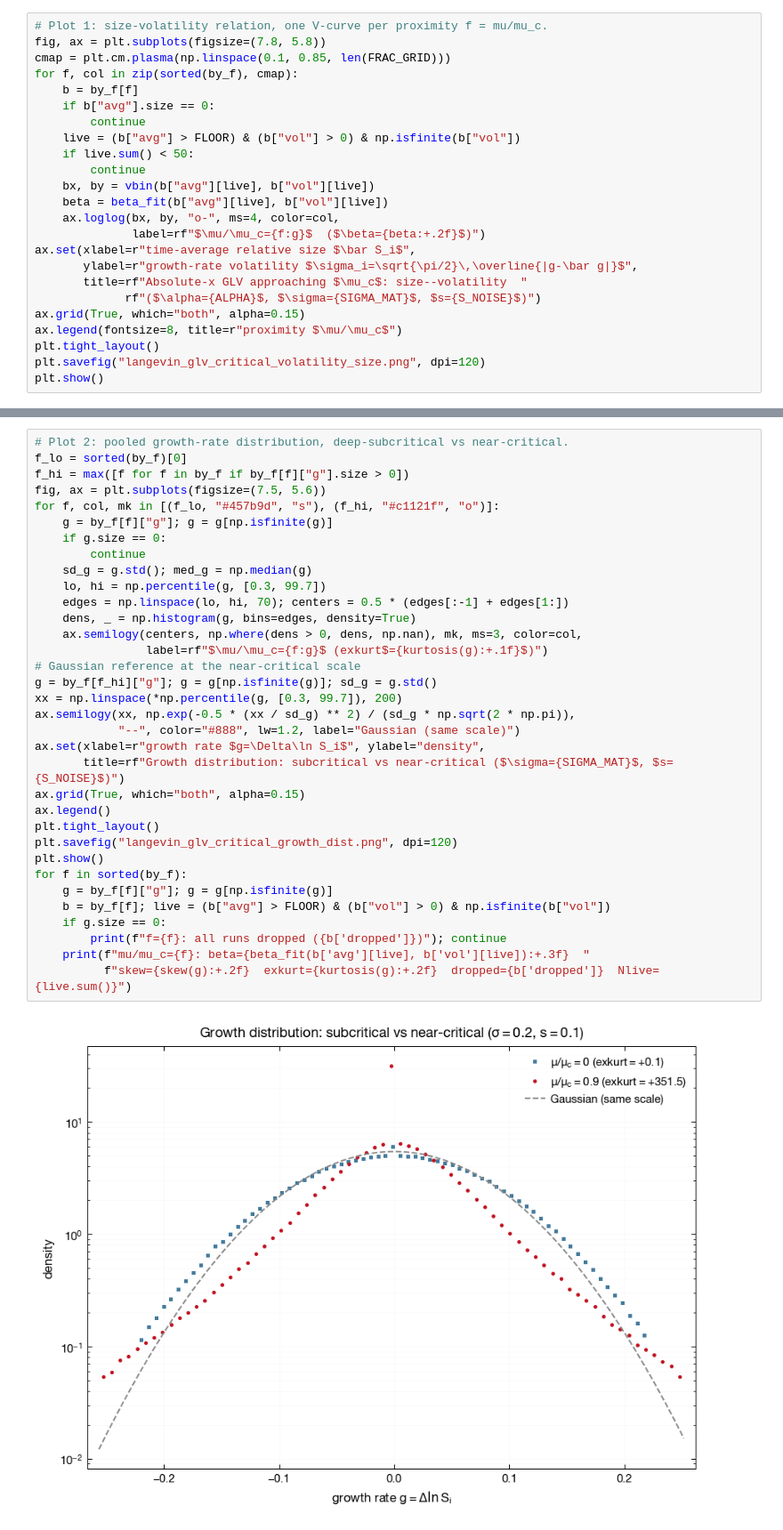
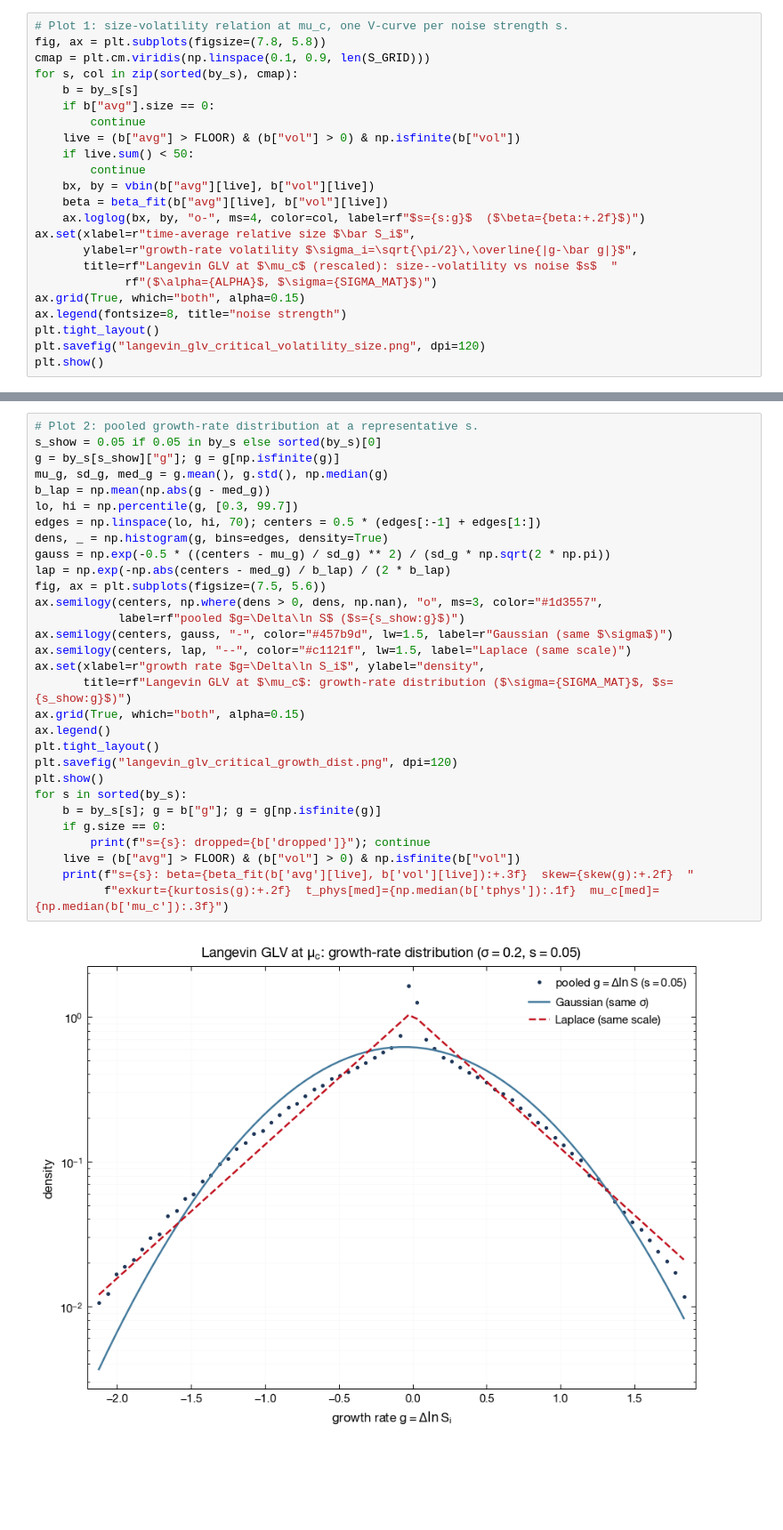
Before and after one commit to NotLudovico/glv-for-economics, a Jupyter notebook: notebooks/langevin_glv_critical_msb.ipynb, the cells around one changed output, grey strips where cells are left out. Shown at 89% size. Cells and saved outputs as stored; diff of their text form; blank space fills up the shorter version.

```diff
--- a/notebooks/langevin_glv_critical_msb.ipynb
+++ b/notebooks/langevin_glv_critical_msb.ipynb
@@ -178,11 +194,11 @@ def beta_fit(x, y):
     bx, by = vbin(x, y)
     return np.polyfit(np.log10(bx), np.log10(by), 1)[0]
 # %%
-# Plot 1: size-volatility relation, one V-curve per proximity f = mu/mu_c.
+# Plot 1: size-volatility relation at mu_c, one V-curve per noise strength s.
 fig, ax = plt.subplots(figsize=(7.8, 5.8))
-cmap = plt.cm.plasma(np.linspace(0.1, 0.85, len(FRAC_GRID)))
-for f, col in zip(sorted(by_f), cmap):
-    b = by_f[f]
+cmap = plt.cm.viridis(np.linspace(0.1, 0.9, len(S_GRID)))
+for s, col in zip(sorted(by_s), cmap):
+    b = by_s[s]
     if b["avg"].size == 0:
         continue
     live = (b["avg"] > FLOOR) & (b["vol"] > 0) & np.isfinite(b["vol"])
@@ -190,14 +206,13 @@ for f, col in zip(sorted(by_f), cmap):
         continue
     bx, by = vbin(b["avg"][live], b["vol"][live])
     beta = beta_fit(b["avg"][live], b["vol"][live])
-    ax.loglog(bx, by, "o-", ms=4, color=col,
-              label=rf"$\mu/\mu_c={f:g}$  ($\beta={beta:+.2f}$)")
+    ax.loglog(bx, by, "o-", ms=4, color=col, label=rf"$s={s:g}$  ($\beta={beta:+.2f}$)")
 ax.set(xlabel=r"time-average relative size $\bar S_i$",
        ylabel=r"growth-rate volatility $\sigma_i=\sqrt{\pi/2}\,\overline{|g-\bar g|}$",
-       title=rf"Absolute-x GLV approaching $\mu_c$: size--volatility  "
-             rf"($\alpha={ALPHA}$, $\sigma={SIGMA_MAT}$, $s={S_NOISE}$)")
+       title=rf"Langevin GLV at $\mu_c$ (rescaled): size--volatility vs noise $s$  "
+             rf"($\alpha={ALPHA}$, $\sigma={SIGMA_MAT}$)")
 ax.grid(True, which="both", alpha=0.15)
-ax.legend(fontsize=8, title=r"proximity $\mu/\mu_c$")
+ax.legend(fontsize=8, title="noise strength")
 plt.tight_layout()
 plt.savefig("langevin_glv_critical_volatility_size.png", dpi=120)
 plt.show()
@@ -206,36 +221,32 @@ plt.show()
 # %%
-# Plot 2: pooled growth-rate distribution, deep-subcritical vs near-critical.
-f_lo = sorted(by_f)[0]
-f_hi = max([f for f in by_f if by_f[f]["g"].size > 0])
+# Plot 2: pooled growth-rate distribution at a representative s.
+s_show = 0.05 if 0.05 in by_s else sorted(by_s)[0]
+g = by_s[s_show]["g"]; g = g[np.isfinite(g)]
+mu_g, sd_g, med_g = g.mean(), g.std(), np.median(g)
+b_lap = np.mean(np.abs(g - med_g))
+lo, hi = np.percentile(g, [0.3, 99.7])
+edges = np.linspace(lo, hi, 70); centers = 0.5 * (edges[:-1] + edges[1:])
+dens, _ = np.histogram(g, bins=edges, density=True)
+gauss = np.exp(-0.5 * ((centers - mu_g) / sd_g) ** 2) / (sd_g * np.sqrt(2 * np.pi))
+lap = np.exp(-np.abs(centers - med_g) / b_lap) / (2 * b_lap)
 fig, ax = plt.subplots(figsize=(7.5, 5.6))
-for f, col, mk in [(f_lo, "#457b9d", "s"), (f_hi, "#c1121f", "o")]:
-    g = by_f[f]["g"]; g = g[np.isfinite(g)]
-    if g.size == 0:
-        continue
-    sd_g = g.std(); med_g = np.median(g)
-    lo, hi = np.percentile(g, [0.3, 99.7])
-    edges = np.linspace(lo, hi, 70); centers = 0.5 * (edges[:-1] + edges[1:])
-    dens, _ = np.histogram(g, bins=edges, density=True)
-    ax.semilogy(centers, np.where(dens > 0, dens, np.nan), mk, ms=3, color=col,
-                label=rf"$\mu/\mu_c={f:g}$ (exkurt$={kurtosis(g):+.1f}$)")
-# Gaussian reference at the near-critical scale
-g = by_f[f_hi]["g"]; g = g[np.isfinite(g)]; sd_g = g.std()
-xx = np.linspace(*np.percentile(g, [0.3, 99.7]), 200)
-ax.semilogy(xx, np.exp(-0.5 * (xx / sd_g) ** 2) / (sd_g * np.sqrt(2 * np.pi)),
-            "--", color="#888", lw=1.2, label="Gaussian (same scale)")
+ax.semilogy(centers, np.where(dens > 0, dens, np.nan), "o", ms=3, color="#1d3557",
+            label=rf"pooled $g=\Delta\ln S$ ($s={s_show:g}$)")
+ax.semilogy(centers, gauss, "-", color="#457b9d", lw=1.5, label=r"Gaussian (same $\sigma$)")
+ax.semilogy(centers, lap, "--", color="#c1121f", lw=1.5, label="Laplace (same scale)")
 ax.set(xlabel=r"growth rate $g=\Delta\ln S_i$", ylabel="density",
-       title=rf"Growth distribution: subcritical vs near-critical ($\sigma={SIGMA_MAT}$, $s={S_NOISE}$)")
+       title=rf"Langevin GLV at $\mu_c$: growth-rate distribution ($\sigma={SIGMA_MAT}$, $s={s_show:g}$)")
 ax.grid(True, which="both", alpha=0.15)
 ax.legend()
 plt.tight_layout()
 plt.savefig("langevin_glv_critical_growth_dist.png", dpi=120)
 plt.show()
-for f in sorted(by_f):
-    g = by_f[f]["g"]; g = g[np.isfinite(g)]
-    b = by_f[f]; live = (b["avg"] > FLOOR) & (b["vol"] > 0) & np.isfinite(b["vol"])
+for s in sorted(by_s):
+    b = by_s[s]; g = b["g"]; g = g[np.isfinite(g)]
     if g.size == 0:
-        print(f"f={f}: all runs dropped ({b['dropped']})"); continue
-    print(f"mu/mu_c={f}: beta={beta_fit(b['avg'][live], b['vol'][live]):+.3f}  "
-          f"skew={skew(g):+.2f}  exkurt={kurtosis(g):+.2f}  dropped={b['dropped']}  Nlive={live.sum()}")
+        print(f"s={s}: dropped={b['dropped']}"); continue
+    live = (b["avg"] > FLOOR) & (b["vol"] > 0) & np.isfinite(b["vol"])
+    print(f"s={s}: beta={beta_fit(b['avg'][live], b['vol'][live]):+.3f}  skew={skew(g):+.2f}  "
+          f"exkurt={kurtosis(g):+.2f}  t_phys[med]={np.median(b['tphys']):.1f}  mu_c[med]={np.median(b['mu_c']):.3f}")
 # %% [output]
-[figure, old version]
+[figure, new version]
```
Also changed, not shown: parts of 13 cells of this notebook, 2 other files.
